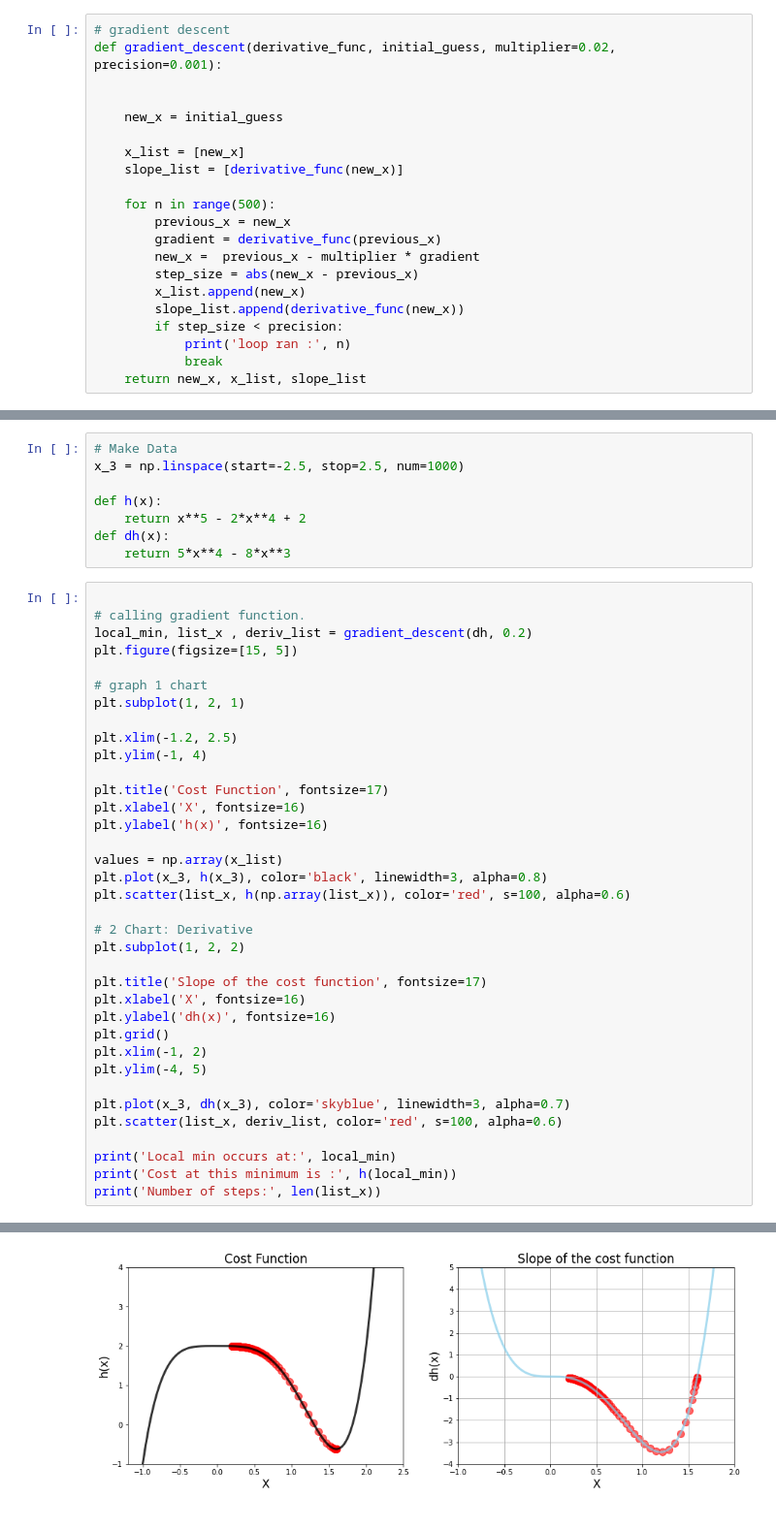
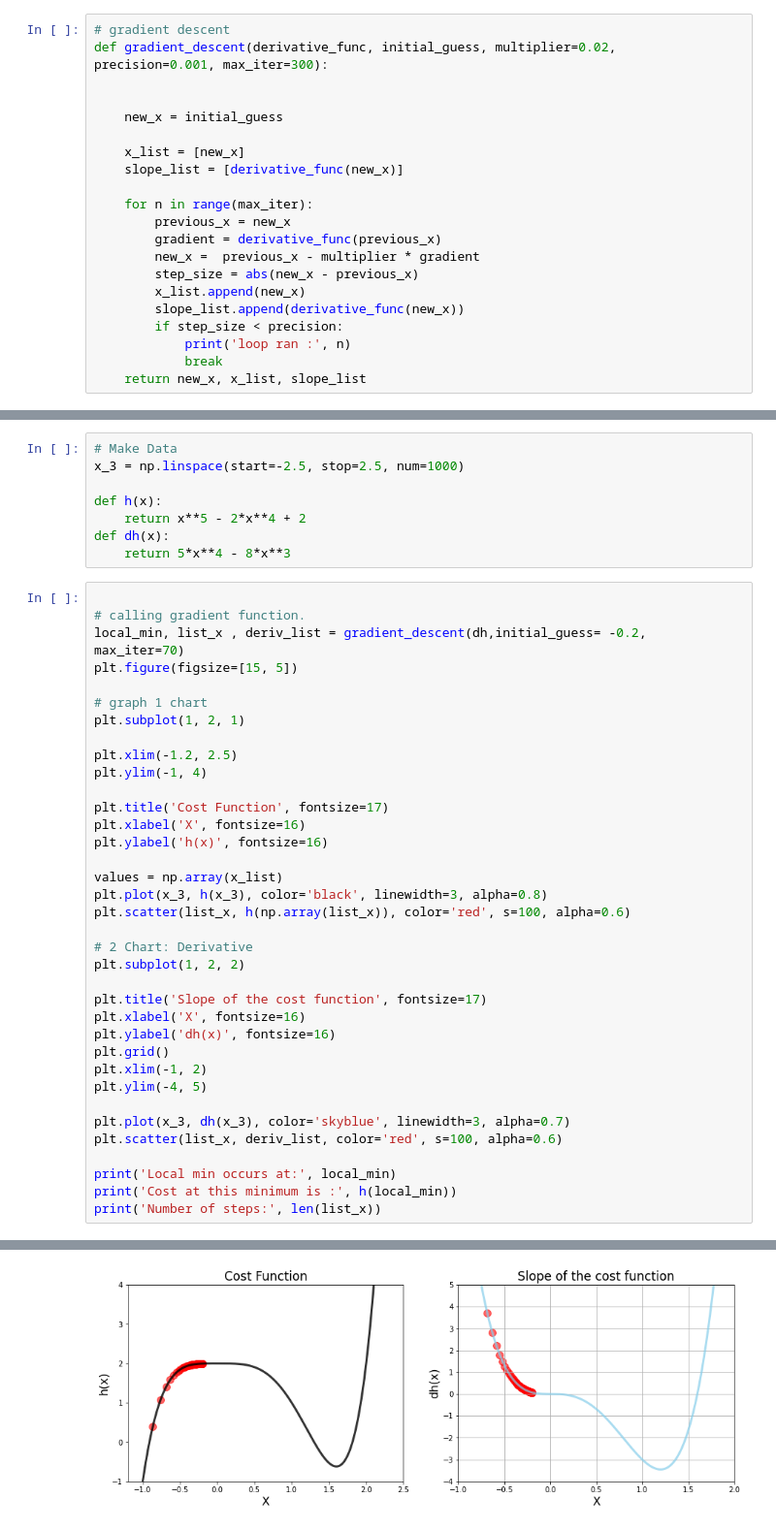
Before and after one commit to sinhadeepak1115/DataScience-and-ML-37, a Jupyter notebook: Gradient Descent [03].ipynb, the cells around one changed output, grey strips where cells are left out. Shown at 97% size. Drawn from its saved outputs; the diff is of its cells as text.

Commit message:
add max iter

```diff
--- a/Gradient Descent [03].ipynb
+++ b/Gradient Descent [03].ipynb
@@ -156,7 +156,7 @@ plt.plot(x_2, dg(x_2), color='skyblue', linewidth=3)
 ## Gradeint Descent as a Python Function.
 # %%
 # gradient descent
-def gradient_descent(derivative_func, initial_guess, multiplier=0.02, precision=0.001):
+def gradient_descent(derivative_func, initial_guess, multiplier=0.02, precision=0.001, max_iter=300):
 
 
     new_x = initial_guess
@@ -164,7 +164,7 @@ def gradient_descent(derivative_func, initial_guess, multiplier=0.02, precision=
     x_list = [new_x]
     slope_list = [derivative_func(new_x)]
 
-    for n in range(500):
+    for n in range(max_iter):
         previous_x = new_x
         gradient = derivative_func(previous_x)
         new_x =  previous_x - multiplier * gradient
@@ -235,7 +235,7 @@ def dh(x):
 # %%
 
 # calling gradient function.
-local_min, list_x , deriv_list = gradient_descent(dh, 0.2)
+local_min, list_x , deriv_list = gradient_descent(dh,initial_guess= -0.2, max_iter=70)
 plt.figure(figsize=[15, 5])
 
 # graph 1 chart
@@ -276 +275 @@ Number of steps: 117
-[figure, old version]
+[figure, new version]
```
Also changed, not shown: parts of 1 cell of this notebook.
